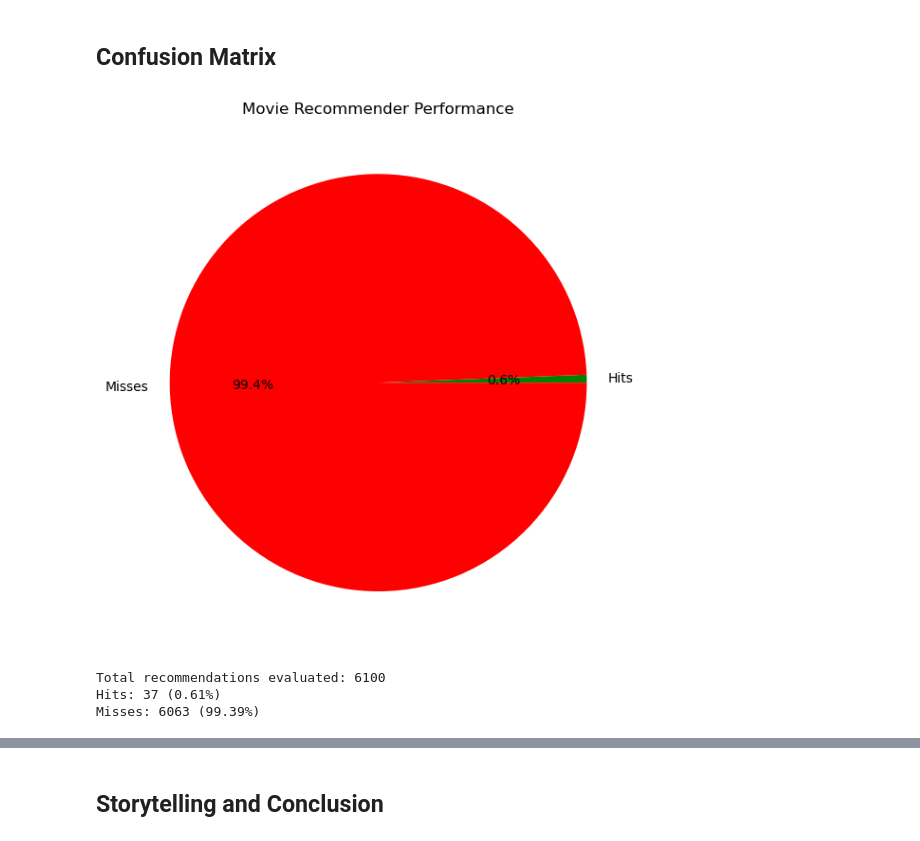
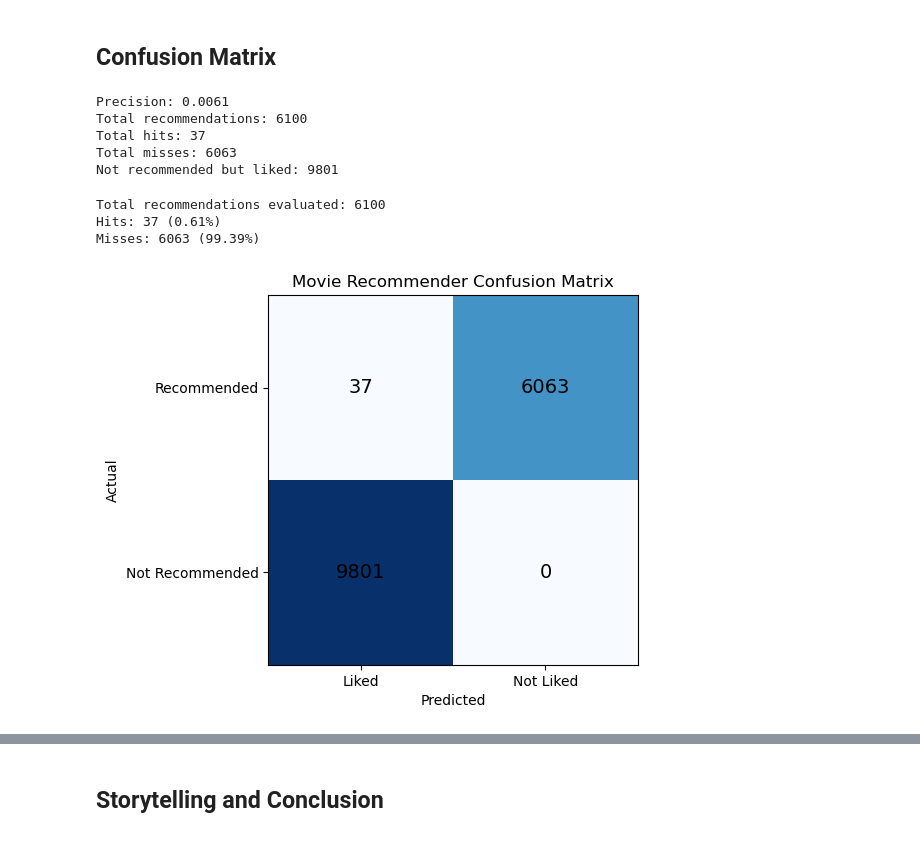
Before and after one commit to YveSSo/3162-FinalProject, a Jupyter notebook: Final Project.ipynb, the cells around one changed output, grey strips where cells are left out. Saved outputs shown, nothing was run; the diff lists cells and outputs as text; code cells hidden in the pictures.

Commit message:
Updated confusion matrix grid -Saad

```diff
--- a/Final Project.ipynb
+++ b/Final Project.ipynb
@@ -429,15 +439,24 @@ for uid in recommendations:
 # %%
-# Simple pie chart
-plt.figure(figsize=(6, 6))
-plt.pie([hits, misses],
-        labels=['Hits', 'Misses'],
-        colors=['green', 'red'],
-        autopct='%1.1f%%')
-plt.title('Movie Recommender Performance')
-plt.tight_layout()
-plt.show()
+# Create the confusion matrix array
+confusion_mat = np.array([
+    [hits, misses],
+    [not_recommended_but_liked, 0]  # We don't track true negatives
+])
+# Calculate performance metrics
+total_recommendations = hits + misses
+precision = hits / total_recommendations if total_recommendations > 0 else 0
+# Metrics
+print(f"Precision: {precision:.4f}")
+print(f"Total recommendations: {total_recommendations}")
+print(f"Total hits: {hits}")
+print(f"Total misses: {misses}")
+print(f"Not recommended but liked: {not_recommended_but_liked}")
 # %% [output]
-[figure, removed]
+Precision: 0.0061
+Total recommendations: 6100
+Total hits: 37
+Total misses: 6063
+Not recommended but liked: 9801
 # %%
 #Simple stats
 total = hits + misses
@@ -448,3 +467,24 @@ print(f"Misses: {misses} ({misses/total:.2%})")
 Total recommendations evaluated: 6100
 Hits: 37 (0.61%)
 Misses: 6063 (99.39%)
+# %%
+#Plotting
+ax = plt.gca()
+ax.set_xticks([0, 1])
+ax.set_yticks([0, 1])
+ax.set_xticklabels(['Liked', 'Not Liked'])
+ax.set_yticklabels(['Recommended', 'Not Recommended'])
+ax.set_xlabel('Predicted')
+ax.set_ylabel('Actual')
+ax.set_title('Movie Recommender Confusion Matrix')
+
+#Plot the data
+im = plt.imshow(confusion_mat, cmap='Blues')
+
+#Text annotations
+for i in range(2):
+    for j in range(2):
+        plt.text(j, i, str(confusion_mat[i, j]),
+                 ha="center", va="center", color="black", fontsize=14)
+# %% [output]
+[figure, added]
```
Also changed, not shown: parts of 3 cells of this notebook.
